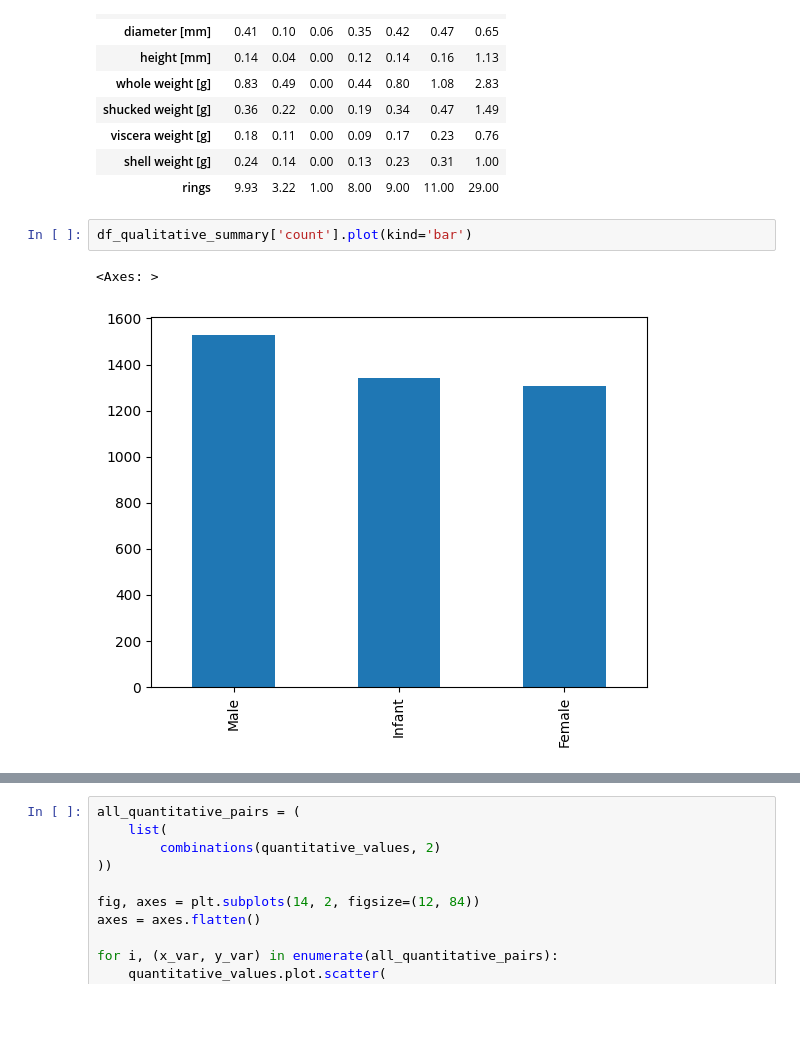
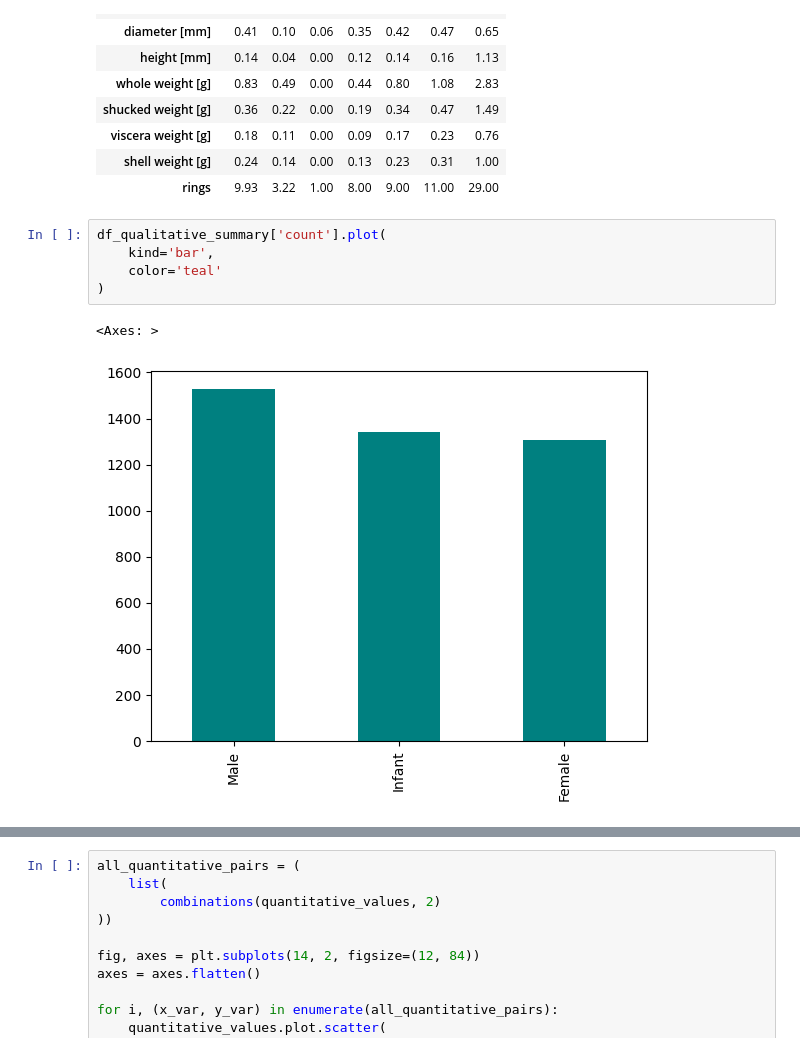
Before and after one commit to Sw3eT1/PY, a Jupyter notebook: Assignment 1/Assignment 1.ipynb, the cells around one changed output, grey strips where cells are left out. Cells and saved outputs as stored; diff of their text form; blank space fills up the shorter version.

Commit message:
Minor changes to color

```diff
--- a/Assignment 1/Assignment 1.ipynb
+++ b/Assignment 1/Assignment 1.ipynb
@@ -51,10 +51,13 @@ df_quantitative_summary
 | shell weight [g] | 0.24 | 0.14 | 0.00 | 0.13 | 0.23 | 0.31 | 1.00 |
 | rings | 9.93 | 3.22 | 1.00 | 8.00 | 9.00 | 11.00 | 29.00 |
 # %%
-df_qualitative_summary['count'].plot(kind='bar')
+df_qualitative_summary['count'].plot(
+    kind='bar',
+    color='teal'
+)
 # %% [output]
 <Axes: >
-[figure, old version]
+[figure, new version]
 # %%
 quantitative_values.hist(
     layout=(4, 2),
```
Also changed, not shown: parts of 2 cells of this notebook.
